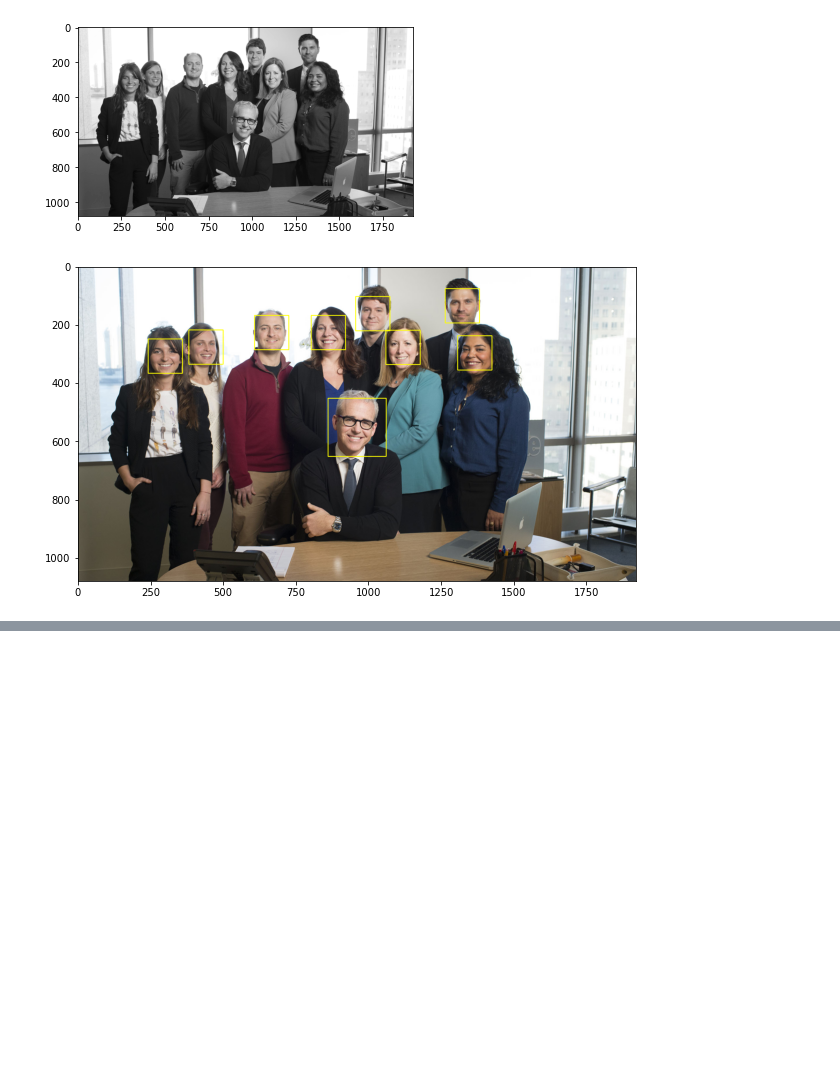
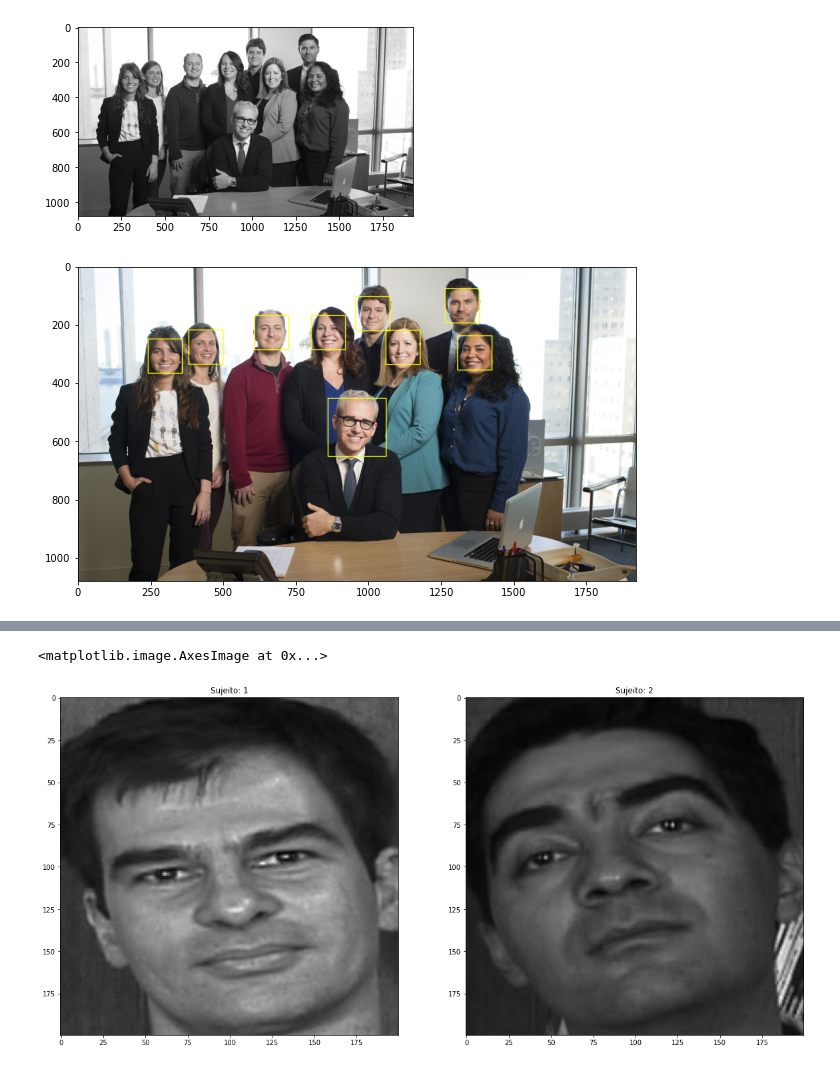
Before and after one commit to Dufyz/My_Laboratory, a Jupyter notebook: Jupyter Lab/library's/keras_library/deep_learning.ipynb, the cells around one changed output, grey strips where cells are left out. Drawn from its saved outputs; the diff is of its cells as text; code cells hidden in the pictures; blank space fills up the shorter version.

```diff
--- a/Jupyter Lab/library's/keras_library/deep_learning.ipynb
+++ b/Jupyter Lab/library's/keras_library/deep_learning.ipynb
@@ -1610,3 +1624,7 @@ for (x, y, w, h) in face_counter:
     image_roi = cv2.imwrite(f"images_rois\\image_roi{index}.jpg", image_roi)
 # %% [output]
 [figure]
+# %%
+# Abrindo o dataset que será utilizado para treino e teste
+dataset_path = r"G:\Meu Drive\My Repositories\Datasets_for_data_science\facial_recognizer\datas\faces\Georgia Tech\cropped_faces\\"
+files = [f for f in listdir(dataset_path) if isfile(join(dataset_path, f))]
@@ -1612,0 +1654,29 @@ for (x, y, w, h) in face_counter:
+# %%
+# Padronizando as imagens para um modelo ideal
+
+def image_pattern(image_path):
+    image = cv2.imread(image_path, cv2.IMREAD_GRAYSCALE)
+    image = cv2.resize(image, (200, 200), interpolation = cv2.INTER_LANCZOS4)
+    return image
+# %%
+def train_test_split_data(train_files_path, test_files_path):
+    train_x, train_y, test_x, test_y = [], [], [], []
+
+    for i, file in enumerate(train_files_path):
+        image_path = train_path + file
+        image = image_pattern(image_path)
+        train_x.append(image)
+        train_y.append(int(file[1:3]))
+
+    for i, file in enumerate(test_files_path):
+        image_path = test_path + file
+        image = image_pattern(image_path)
+        test_x.append(image)
+        test_y.append(int(file[1:3]))
+
+    train_y = np.asanyarray(train_y, dtype = np.int32)
+    test_y = np.asanyarray(test_y, dtype = np.int32)
+
+    return train_x, test_x, train_y, test_y
+
+train_x, test_x, train_y, test_y = train_test_split_data(train_files_path, test_files_path)
@@ -1612,0 +1757,13 @@ for (x, y, w, h) in face_counter:
+# %%
+plt.figure(figsize = (20, 10))
+
+plt.subplot(121)
+plt.title(f'Sujeito: {str(test_y[1])}')
+plt.imshow(test_x[1], cmap = 'gray')
+
+plt.subplot(122)
+plt.title(f'Sujeito: {str(test_y[5])}')
+plt.imshow(test_x[5], cmap = 'gray')
+# %% [output]
+<matplotlib.image.AxesImage at 0x...>
+[figure, added]
```
Also changed, not shown: parts of 11 cells of this notebook.
